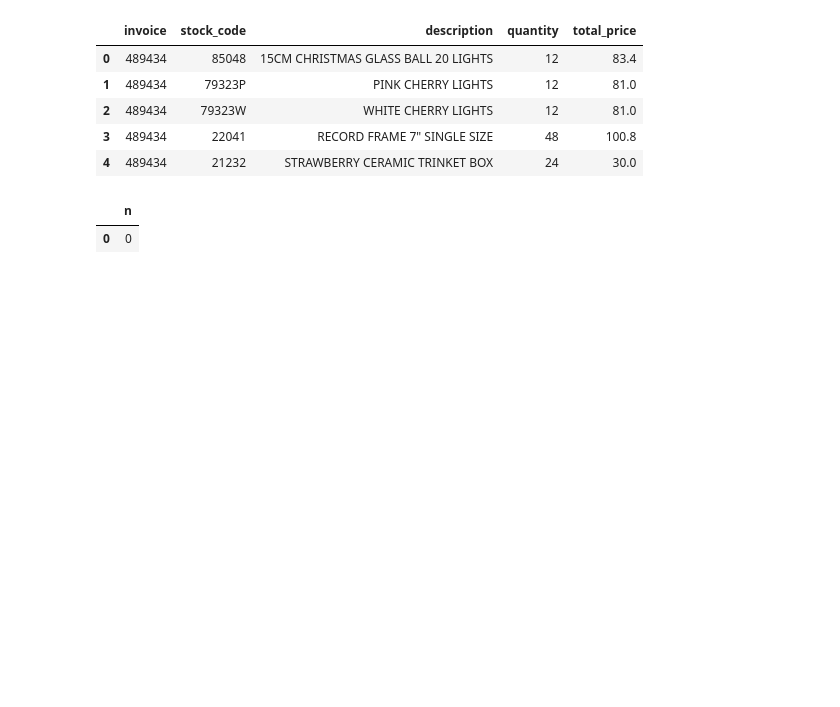
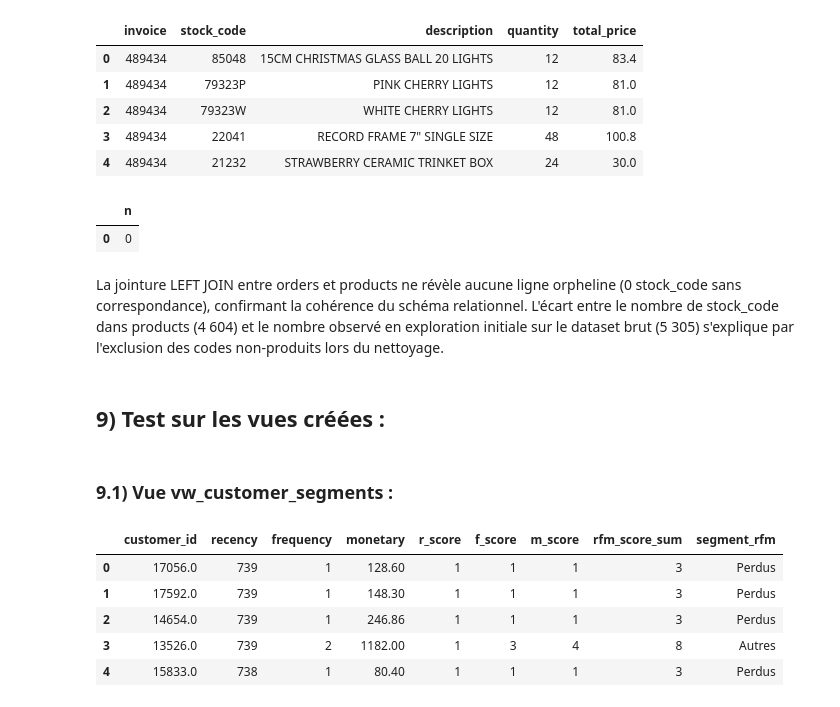
Before and after one commit to Nithilan16/Online_retail-rfm-segmentation, a Jupyter notebook: notebooks/online_retail.ipynb, the cells around one changed output. Drawn from its saved outputs; the diff is of its cells as text; code cells hidden in the pictures; blank space fills up the shorter version.

```diff
--- a/notebooks/online_retail.ipynb
+++ b/notebooks/online_retail.ipynb
@@ -1267,3 +1269,9 @@ pd.read_sql("""
 # %% [output]
 |  | n |
 | 0 | 0 |
+# %% [markdown]
+La jointure LEFT JOIN entre orders et products ne révèle aucune ligne orpheline (0 stock_code sans correspondance), confirmant la cohérence du schéma relationnel. L'écart entre le nombre de stock_code dans products (4 604) et le nombre observé en exploration initiale sur le dataset brut (5 305) s'explique par l'exclusion des codes non-produits lors du nettoyage.
+# %% [markdown]
+## 9) Test sur les vues créées :
+# %% [markdown]
+### 9.1) Vue vw_customer_segments :
@@ -1269,0 +1288,9 @@ pd.read_sql("""
+# %%
+pd.read_sql("SELECT * FROM vw_customer_segments LIMIT 5", engine)
+# %% [output]
+|  | customer_id | recency | frequency | monetary | r_score | f_score | m_score | rfm_score_sum | segment_rfm |
+| 0 | 17056.0 | 739 | 1 | 128.60 | 1 | 1 | 1 | 3 | Perdus |
+| 1 | 17592.0 | 739 | 1 | 148.30 | 1 | 1 | 1 | 3 | Perdus |
+| 2 | 14654.0 | 739 | 1 | 246.86 | 1 | 1 | 1 | 3 | Perdus |
+| 3 | 13526.0 | 739 | 2 | 1182.00 | 1 | 3 | 4 | 8 | Autres |
+| 4 | 15833.0 | 738 | 1 | 80.40 | 1 | 1 | 1 | 3 | Perdus |
```
Also changed, not shown: parts of 9 cells of this notebook.
